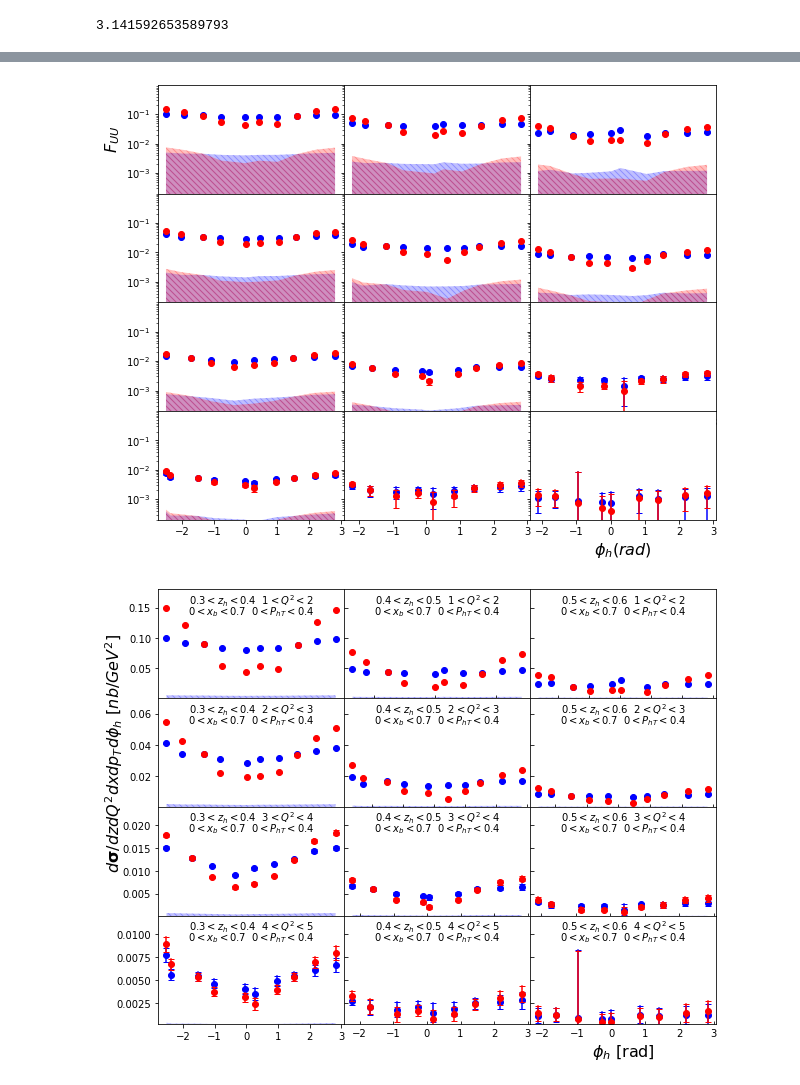
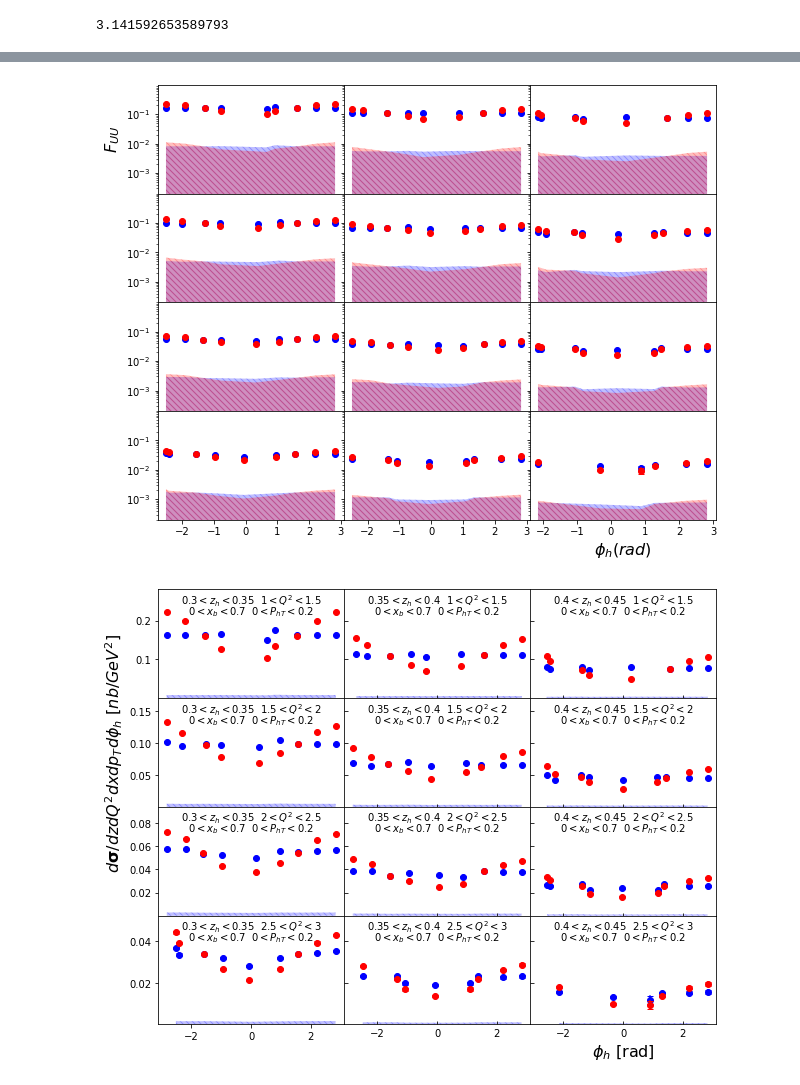
Before and after one commit to Mengzhendada/compare, a Jupyter notebook: Unpol_proposal.ipynb, the cells around one changed output, grey strips where cells are left out. Drawn from its saved outputs; the diff is of its cells as text; code cells hidden in the pictures.

```diff
--- a/Unpol_proposal.ipynb
+++ b/Unpol_proposal.ipynb
@@ -39,14 +39,16 @@ df_3xs_zQ2xbjPhT.head()
 # %%
 PI = math.pi
 print(PI)
-z_cuts=[0.3,0.4,0.5,0.6]
-#z_cuts=[0.3,0.35,0.4,0.45]
-Q2_cuts=[1,2,3,4,5]
+#z_cuts=[0.3,0.4,0.5,0.6]
+z_cuts=[0.3,0.35,0.4,0.45]
+#Q2_cuts=[1,2,3,4,5]
+Q2_cuts=[1,1.5,2,2.5,3]
 xbj_cuts=[0,0.7]
-PhT_cuts=[0,0.4]
+PhT_cuts=[0,0.2]
 #PhT_cuts=[0.2,0.4]
 #phih_bins = [-3.14,-2.5,-2,-1.5,-1,-0.5,0,0.5,1,1.5,2,2.5,3.14]
-phih_bins =[-PI,-4*PI/5,-3*PI/5,-2*PI/5,-PI/5,0,PI/5,2*PI/5,3*PI/5,4*PI/5,PI]
+phih_bins =[-PI,-4*PI/5,-3*PI/5,-2*PI/5,-PI/5,PI/5,2*PI/5,3*PI/5,4*PI/5,PI]
+#phih_bins =[-PI,-0.9*PI,-0.8*PI,-0.7*PI,-0.6*PI,-0.5*PI,-0.4*PI,-0.3*PI,-0.2*PI,-0.1*PI,0,0.1*PI,0.2*PI,0.3*PI,0.4*PI,0.5*PI,0.6*PI,0.7*PI,0.8*PI,0.9*PI,PI]
 df_1xs_zQ2=df_1xs_zQ2xbjPhT[df_1xs_zQ2xbjPhT['x']>xbj_cuts[0]][df_1xs_zQ2xbjPhT['x']<xbj_cuts[1]][df_1xs_zQ2xbjPhT['pT']>PhT_cuts[0]][df_1xs_zQ2xbjPhT['pT']<PhT_cuts[1]]
 df_3xs_zQ2=df_3xs_zQ2xbjPhT[df_3xs_zQ2xbjPhT['x']>xbj_cuts[0]][df_3xs_zQ2xbjPhT['x']<xbj_cuts[1]][df_3xs_zQ2xbjPhT['pT']>PhT_cuts[0]][df_3xs_zQ2xbjPhT['pT']<PhT_cuts[1]]
 # %% [output]
@@ -1863,15 +1852,18 @@ axs[3][2].fill_between(phih_4_3_3xs,np.asarray(0),np.asarray(0)+np.asarray(Fuu_4
 
 plt.savefig('../Unpol_proposal/Materials/Fuu_log.pdf')
 # %% [output]
-[figure, old version]
+[figure, new version]
 # %%
-fig, axs = plt.subplots(4,3,figsize=(10,8))
+fig, axs = plt.subplots(4,3,figsize=(10,8),sharex=True)
 fig.subplots_adjust(hspace=0)
 fig.subplots_adjust(wspace=0)
 
 plt.xlabel('$\phi_h$ [rad]',fontsize=16)
-
-Y_first_max=0.18;Y_second_max=0.07;Y_third_max=0.024;Y_fourth_max = 0.012
+#over large
+Y_first_max=0.28;Y_second_max=0.17;Y_third_max=0.094;Y_fourth_max = 0.052
+#large
+#Y_first_max=0.18;Y_second_max=0.07;Y_third_max=0.024;Y_fourth_max = 0.012
+#small
 #Y_first_max=0.09;Y_second_max=0.04;Y_third_max=0.01;Y_fourth_max=0.006
 
 for i_1_1 in range(0,len(phih_1_1)):
@@ -2071,31 +2063,31 @@ axs[3][1].plot(phih_4_2_3xs,Fuu_4_2_3xs,'ro')
 axs[3][1].set_ylim(0.0002,Y_fourth_max)
 axs[3][1].tick_params(direction='in',labelleft=False)
 axs[3][1].text(0.5,0.9,r'${}<z_h<{}\ \ {}<Q^2<{}$'.format(z_cuts[1],z_cuts[2],Q2_cuts[3],Q2_cuts[4]), horizontalalignment='center', verticalalignment='center', transform=axs[3][1].transAxes)
 axs[3][1].text(0.5,0.8,r'${}<x_{{b}}<{}\ \ {}<P_{{hT}}<{}$'.format(xbj_cuts[0],xbj_cuts[1],PhT_cuts[0],PhT_cuts[1]), horizontalalignment='center', verticalalignment='center', transform=axs[3][1].transAxes)
 for i_4_3 in range(0,len(phih_4_3)):
     _phih_4_3 = phih_4_3[i_4_3]
     _Fuu_4_3 = Fuu_4_3[i_4_3]
     _Fuu_4_3_stat = Fuu_4_3_stat[i_4_3]
     axs[3][2].plot([_phih_4_3,_phih_4_3],[_Fuu_4_3-_Fuu_4_3_stat,_Fuu_4_3+_Fuu_4_3_stat],color='blue',marker='_')
 axs[3][2].plot(phih_4_3,Fuu_4_3,'bo')
 axs[3][2].fill_between(phih_4_3,np.asarray(0),np.asarray(0)+np.asarray(Fuu_4_3_sys),color='blue',hatch='\\\\\\\\',alpha=0.25,linewidth=0)
 
 for i_4_3_3xs in range(0,len(phih_4_3_3xs)):
     _phih_4_3 = phih_4_3_3xs[i_4_3_3xs]
     _Fuu_4_3 = Fuu_4_3_3xs[i_4_3_3xs]
     _Fuu_4_3_stat = Fuu_4_3_3xs_stat[i_4_3_3xs]
     axs[3][2].plot([_phih_4_3,_phih_4_3],[_Fuu_4_3-_Fuu_4_3_stat,_Fuu_4_3+_Fuu_4_3_stat],color='red',marker='_')
 axs[3][2].plot(phih_4_3_3xs,Fuu_4_3_3xs,'ro')
 #axs[3][2].fill_between(phih_4_3_3xs,np.asarray(0),np.asarray(0)+np.asarray(Fuu_4_3_3xs_sys),color='red',hatch='\\\\\\\\',alpha=0.25,linewidth=0)
 axs[3][2].set_ylim(0.0002,Y_fourth_max)
 axs[3][2].tick_params(direction='in',labelleft=False)
 axs[3][2].text(0.5,0.9,r'${}<z_h<{}\ \   {}<Q^2<{}$'.format(z_cuts[2],z_cuts[3],Q2_cuts[3],Q2_cuts[4]), horizontalalignment='center', verticalalignment='center', transform=axs[3][2].transAxes)
 axs[3][2].text(0.5,0.8,r'${}<x_{{b}}<{}\ \  {}<P_{{hT}}<{}$'.format(xbj_cuts[0],xbj_cuts[1],PhT_cuts[0],PhT_cuts[1]), horizontalalignment='center', verticalalignment='center', transform=axs[3][2].transAxes)
 
 axs[1][0].set_ylabel(r'${d \bf{\sigma}}/{dzdQ^2dxdp_{T}d\phi_h}$ [$nb/GeV^2$]',fontsize=16)
 
 
 #plt.show()
 plt.savefig('../Unpol_proposal/Materials/Fuu.pdf')
 # %% [output]
-[figure, old version]
+[figure, new version]
```
Also changed, not shown: parts of 51 cells of this notebook, 2 other files.
